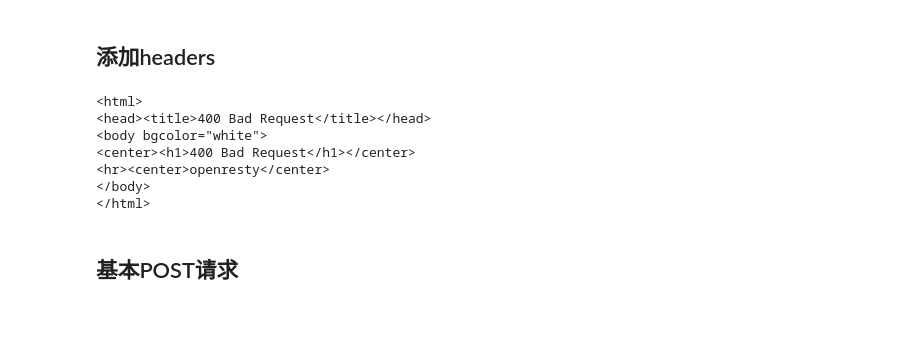
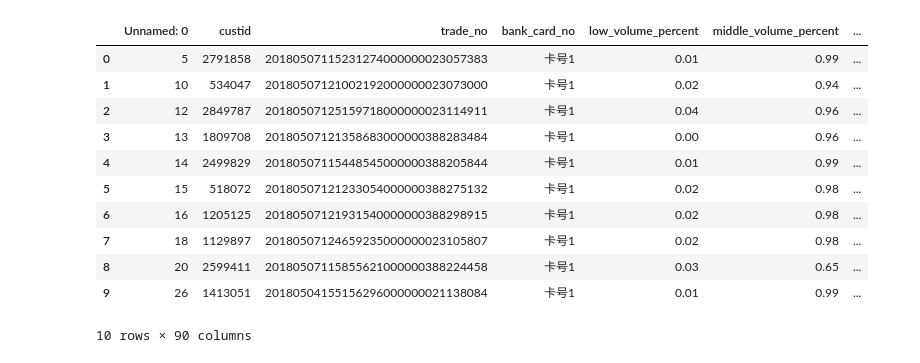
Before and after one commit to Nicoals-chen/dataanalyst, a Jupyter notebook: Untitled.ipynb, the cells around one changed output. Cells and saved outputs as stored; diff of their text form; code cells hidden in the pictures; blank space fills up the shorter version.

```diff
--- a/Untitled.ipynb
+++ b/Untitled.ipynb
@@ -134,17 +0,0 @@ with open('favicon.ico','wb') as f:
-# %% [markdown]
-## 添加headers
-# %%
-import requests
-
-response = requests.get('https://www.zhihu.com/explore')
-print(response.text)
-# %% [output]
-<html>
-<head><title>400 Bad Request</title></head>
-<body bgcolor="white">
-<center><h1>400 Bad Request</h1></center>
-<hr><center>openresty</center>
-</body>
-</html>
-# %% [markdown]
-## 基本POST请求
@@ -150,0 +8,19 @@ print(response.text)
+# %%
+#导入csv数据集
+data = pd.read_csv('edata.csv',encoding='gbk')
+# %%
+#查看前十条数据
+data.head(10)
+# %% [output]
+|  | Unnamed: 0 | custid | trade_no | bank_card_no | low_volume_percent | middle_volume_percent | ... |
+| 0 | 5 | 2791858 | 20180507115231274000000023057383 | 卡号1 | 0.01 | 0.99 | ... |
+| 1 | 10 | 534047 | 20180507121002192000000023073000 | 卡号1 | 0.02 | 0.94 | ... |
+| 2 | 12 | 2849787 | 20180507125159718000000023114911 | 卡号1 | 0.04 | 0.96 | ... |
+| 3 | 13 | 1809708 | 20180507121358683000000388283484 | 卡号1 | 0.00 | 0.96 | ... |
+| 4 | 14 | 2499829 | 20180507115448545000000388205844 | 卡号1 | 0.01 | 0.99 | ... |
+| 5 | 15 | 518072 | 20180507121233054000000388275132 | 卡号1 | 0.02 | 0.98 | ... |
+| 6 | 16 | 1205125 | 20180507121931540000000388298915 | 卡号1 | 0.02 | 0.98 | ... |
+| 7 | 18 | 1129897 | 20180507124659235000000023105807 | 卡号1 | 0.02 | 0.98 | ... |
+| 8 | 20 | 2599411 | 20180507115855621000000388224458 | 卡号1 | 0.03 | 0.65 | ... |
+| 9 | 26 | 1413051 | 20180504155156296000000021138084 | 卡号1 | 0.01 | 0.99 | ... |
+10 rows × 90 columns
```
Also changed, not shown: parts of 48 cells of this notebook.
